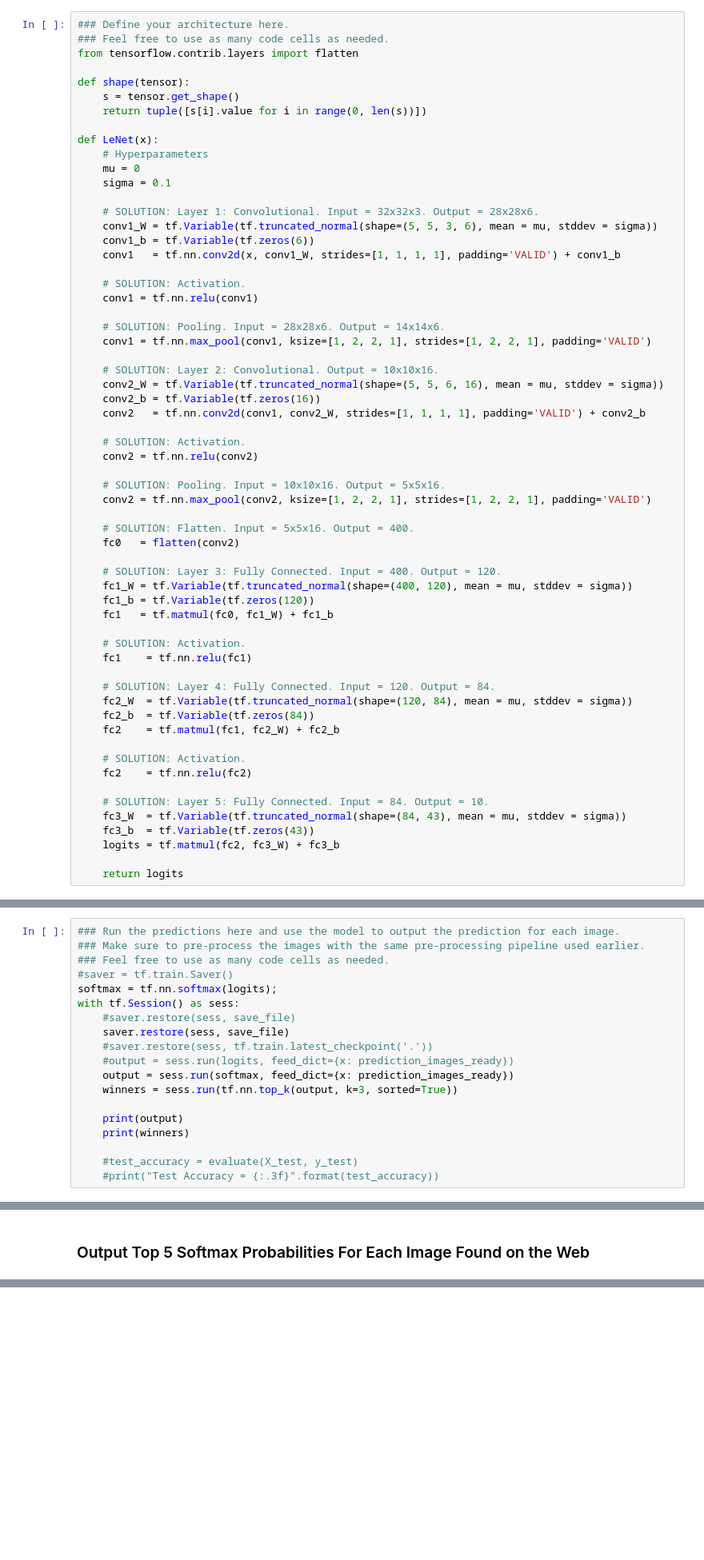
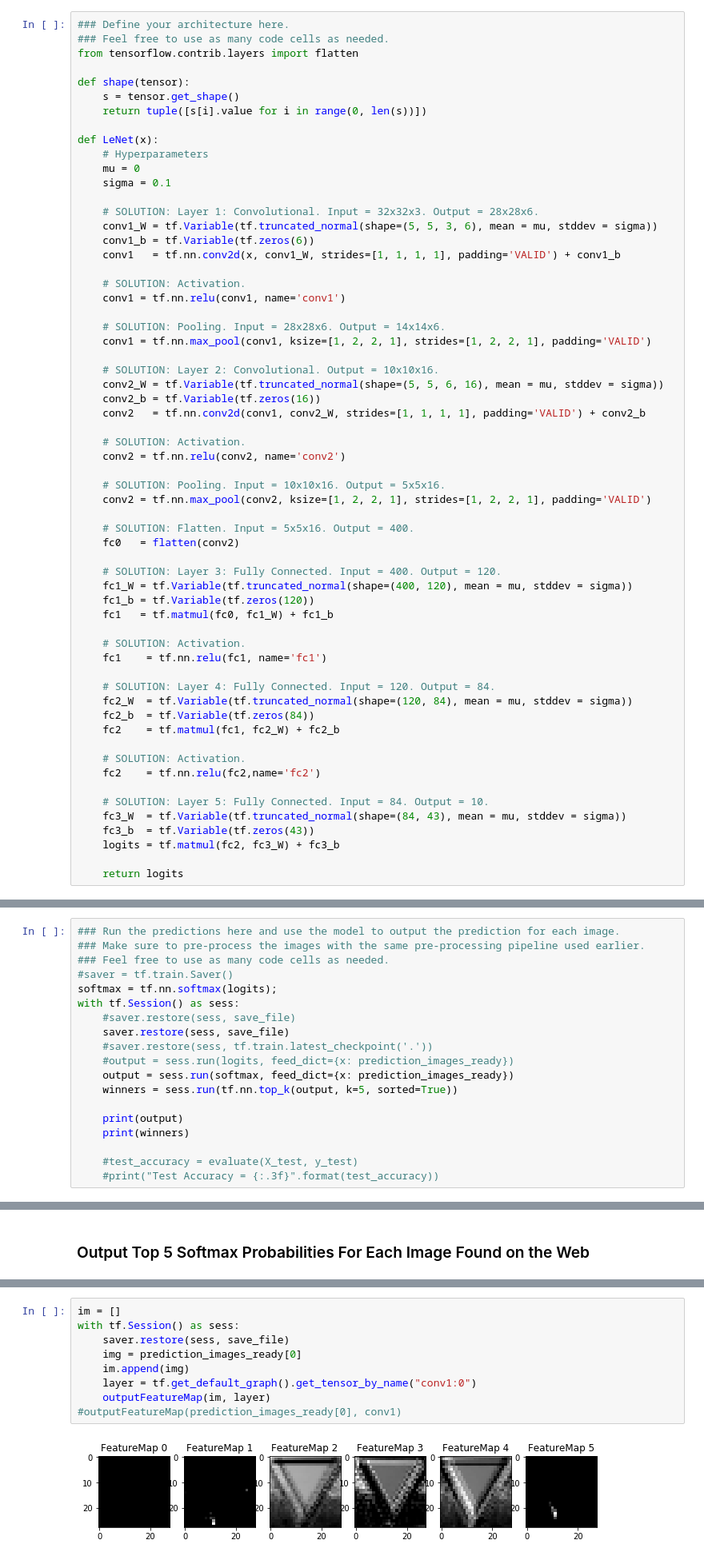
Before and after one commit to Maesla/Traffic-Sign-Classifier, a Jupyter notebook: Traffic_Sign_Classifier.ipynb, the cells around one changed output, grey strips where cells are left out. Shown at 80% size. Saved outputs shown, nothing was run; the diff lists cells and outputs as text; blank space fills up the shorter version.

```diff
--- a/Traffic_Sign_Classifier.ipynb
+++ b/Traffic_Sign_Classifier.ipynb
@@ -182,7 +185,7 @@ def LeNet(x):
     conv1   = tf.nn.conv2d(x, conv1_W, strides=[1, 1, 1, 1], padding='VALID') + conv1_b
 
     # SOLUTION: Activation.
-    conv1 = tf.nn.relu(conv1)
+    conv1 = tf.nn.relu(conv1, name='conv1')
 
     # SOLUTION: Pooling. Input = 28x28x6. Output = 14x14x6.
     conv1 = tf.nn.max_pool(conv1, ksize=[1, 2, 2, 1], strides=[1, 2, 2, 1], padding='VALID')
@@ -193,7 +196,7 @@ def LeNet(x):
     conv2   = tf.nn.conv2d(conv1, conv2_W, strides=[1, 1, 1, 1], padding='VALID') + conv2_b
 
     # SOLUTION: Activation.
-    conv2 = tf.nn.relu(conv2)
+    conv2 = tf.nn.relu(conv2, name='conv2')
 
     # SOLUTION: Pooling. Input = 10x10x16. Output = 5x5x16.
     conv2 = tf.nn.max_pool(conv2, ksize=[1, 2, 2, 1], strides=[1, 2, 2, 1], padding='VALID')
@@ -207,7 +210,7 @@ def LeNet(x):
     fc1   = tf.matmul(fc0, fc1_W) + fc1_b
 
     # SOLUTION: Activation.
-    fc1    = tf.nn.relu(fc1)
+    fc1    = tf.nn.relu(fc1, name='fc1')
 
     # SOLUTION: Layer 4: Fully Connected. Input = 120. Output = 84.
     fc2_W  = tf.Variable(tf.truncated_normal(shape=(120, 84), mean = mu, stddev = sigma))
@@ -215,7 +218,7 @@ def LeNet(x):
     fc2    = tf.matmul(fc1, fc2_W) + fc2_b
 
     # SOLUTION: Activation.
-    fc2    = tf.nn.relu(fc2)
+    fc2    = tf.nn.relu(fc2,name='fc2')
 
     # SOLUTION: Layer 5: Fully Connected. Input = 84. Output = 10.
     fc3_W  = tf.Variable(tf.truncated_normal(shape=(84, 43), mean = mu, stddev = sigma))
@@ -407,7 +395,7 @@ with tf.Session() as sess:
     #saver.restore(sess, tf.train.latest_checkpoint('.'))
     #output = sess.run(logits, feed_dict={x: prediction_images_ready})
     output = sess.run(softmax, feed_dict={x: prediction_images_ready})
-    winners = sess.run(tf.nn.top_k(output, k=3, sorted=True))
+    winners = sess.run(tf.nn.top_k(output, k=5, sorted=True))
 
     print(output)
     print(winners)
@@ -559,6 +581,17 @@ def outputFeatureMap(image_input, tf_activation, activation_min=-1, activation_m
             plt.imshow(activation[0,:,:, featuremap], interpolation="nearest", vmin=activation_min, cmap="gray")
         else:
             plt.imshow(activation[0,:,:, featuremap], interpolation="nearest", cmap="gray")
+# %%
+im = []
+with tf.Session() as sess:
+    saver.restore(sess, save_file)
+    img = prediction_images_ready[0]
+    im.append(img)
+    layer = tf.get_default_graph().get_tensor_by_name("conv1:0")
+    outputFeatureMap(im, layer)
+#outputFeatureMap(prediction_images_ready[0], conv1)
+# %% [output]
+[figure, added]
 # %% [markdown]
 ### Question 9
 
```
Also changed, not shown: parts of 7 cells of this notebook, 4 other files.
